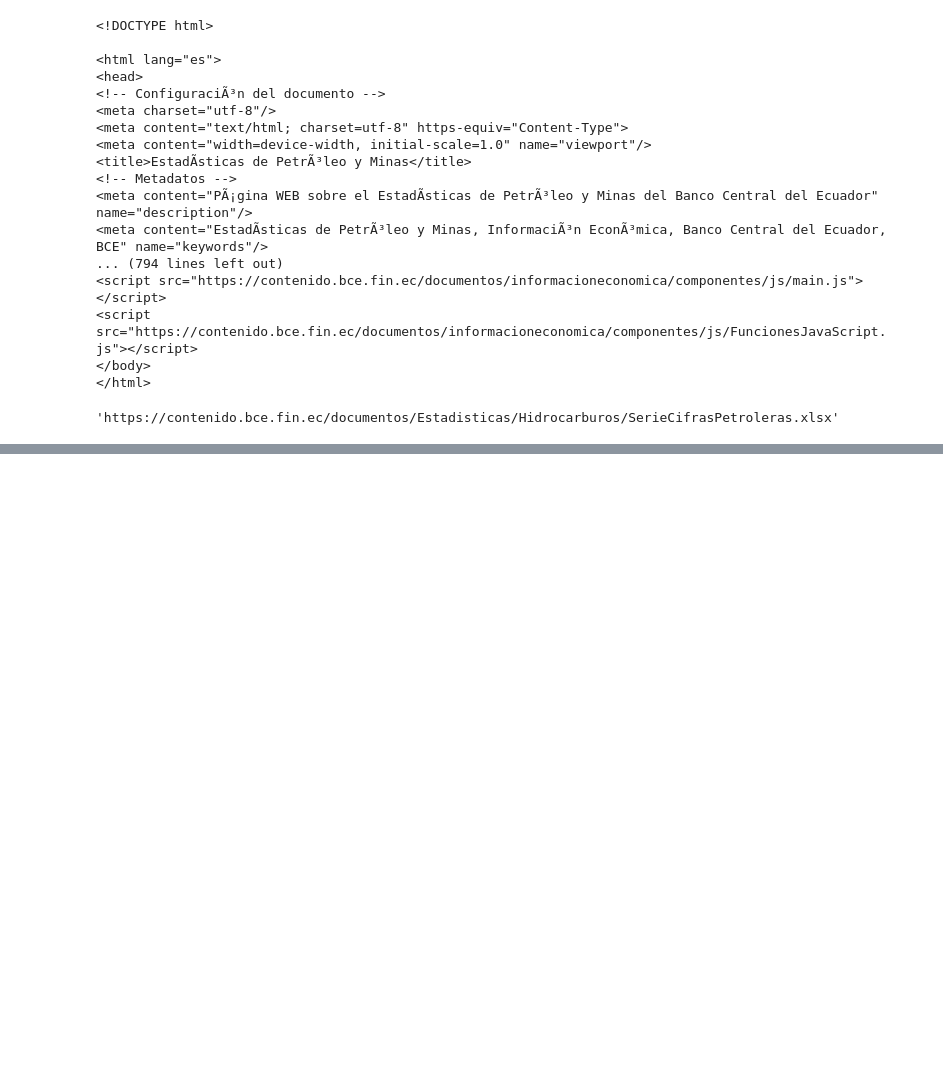
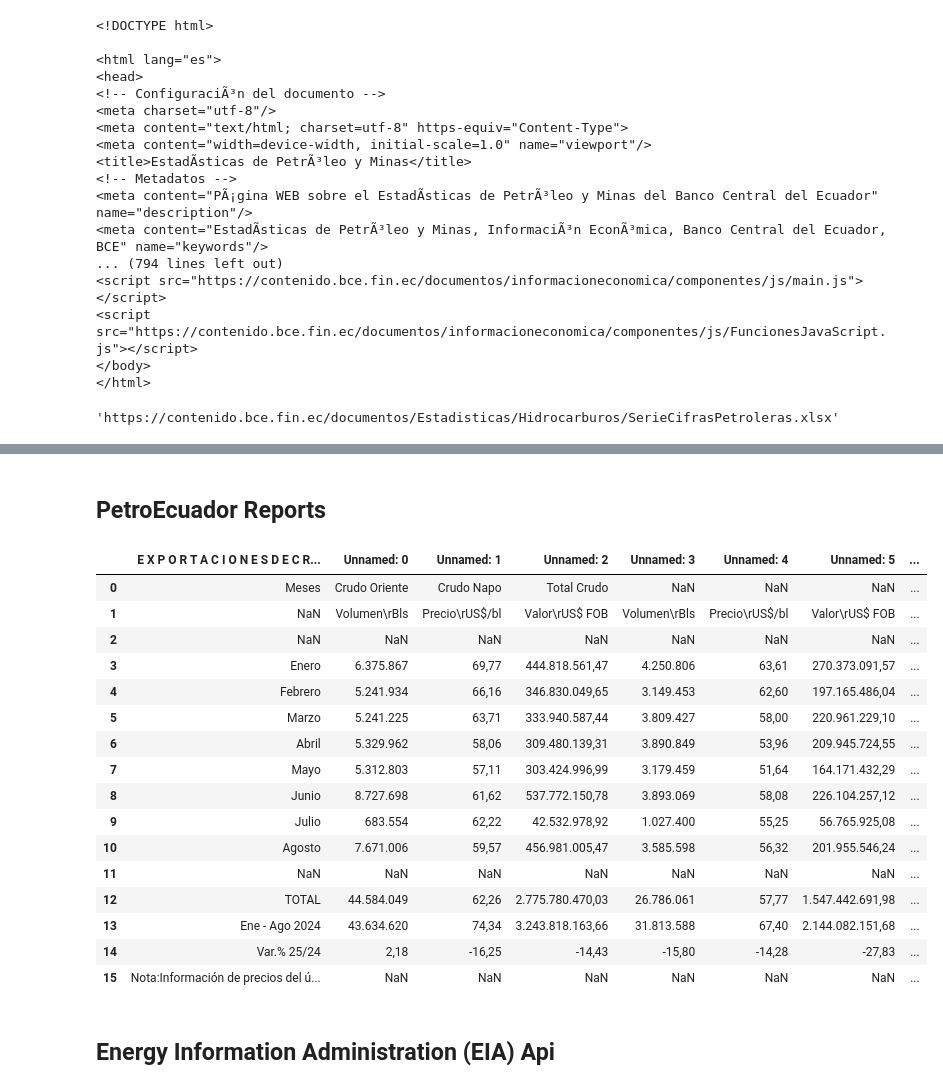
Before and after one commit to SalazarV4/oil-optimization, a Jupyter notebook: notebooks/data_collection.ipynb, the cells around one changed output, grey strips where cells are left out. Drawn from its saved outputs; the diff is of its cells as text; code cells hidden in the pictures; blank space fills up the shorter version.

Commit message:
Adding data from government apis

```diff
--- a/notebooks/data_collection.ipynb
+++ b/notebooks/data_collection.ipynb
@@ -134,0 +182,28 @@ soup.find(name='section',attrs={'id':'section_CSPxls'}).find_all(name='a')[1].ge
+# %% [markdown]
+## PetroEcuador Reports
+# %%
+import tabula
+
+data = tabula.read_pdf('https://www.eppetroecuador.ec/wp-content/uploads/downloads/2025/09/INFORME-ESTADISTICO-MENSUAL-AGOSTO-2025-2.pdf', pages='54')
+# %%
+data[0]
+# %% [output]
+|  | E X P O R T A C I O N E S D E C R... | Unnamed: 0 | Unnamed: 1 | Unnamed: 2 | Unnamed: 3 | Unnamed: 4 | Unnamed: 5 | ... |
+| 0 | Meses | Crudo Oriente | Crudo Napo | Total Crudo | NaN | NaN | NaN | ... |
+| 1 | NaN | Volumen\rBls | Precio\rUS$/bl | Valor\rUS$ FOB | Volumen\rBls | Precio\rUS$/bl | Valor\rUS$ FOB | ... |
+| 2 | NaN | NaN | NaN | NaN | NaN | NaN | NaN | ... |
+| 3 | Enero | 6.375.867 | 69,77 | 444.818.561,47 | 4.250.806 | 63,61 | 270.373.091,57 | ... |
+| 4 | Febrero | 5.241.934 | 66,16 | 346.830.049,65 | 3.149.453 | 62,60 | 197.165.486,04 | ... |
+| 5 | Marzo | 5.241.225 | 63,71 | 333.940.587,44 | 3.809.427 | 58,00 | 220.961.229,10 | ... |
+| 6 | Abril | 5.329.962 | 58,06 | 309.480.139,31 | 3.890.849 | 53,96 | 209.945.724,55 | ... |
+| 7 | Mayo | 5.312.803 | 57,11 | 303.424.996,99 | 3.179.459 | 51,64 | 164.171.432,29 | ... |
+| 8 | Junio | 8.727.698 | 61,62 | 537.772.150,78 | 3.893.069 | 58,08 | 226.104.257,12 | ... |
+| 9 | Julio | 683.554 | 62,22 | 42.532.978,92 | 1.027.400 | 55,25 | 56.765.925,08 | ... |
+| 10 | Agosto | 7.671.006 | 59,57 | 456.981.005,47 | 3.585.598 | 56,32 | 201.955.546,24 | ... |
+| 11 | NaN | NaN | NaN | NaN | NaN | NaN | NaN | ... |
+| 12 | TOTAL | 44.584.049 | 62,26 | 2.775.780.470,03 | 26.786.061 | 57,77 | 1.547.442.691,98 | ... |
+| 13 | Ene - Ago 2024 | 43.634.620 | 74,34 | 3.243.818.163,66 | 31.813.588 | 67,40 | 2.144.082.151,68 | ... |
+| 14 | Var.% 25/24 | 2,18 | -16,25 | -14,43 | -15,80 | -14,28 | -27,83 | ... |
+| 15 | Nota:Información de precios del ú... | NaN | NaN | NaN | NaN | NaN | NaN | ... |
+# %% [markdown]
+## Energy Information Administration (EIA) Api
```
Also changed, not shown: parts of 12 cells of this notebook, 5 other files.
